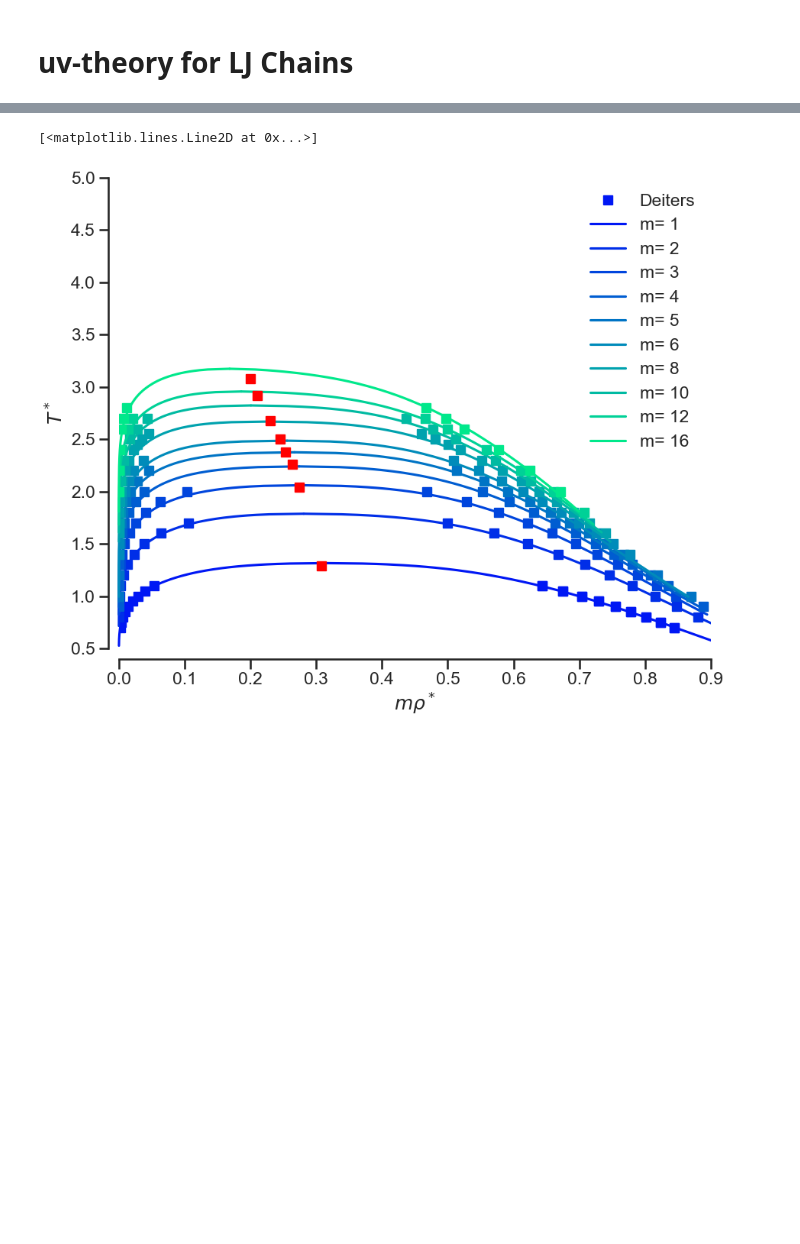
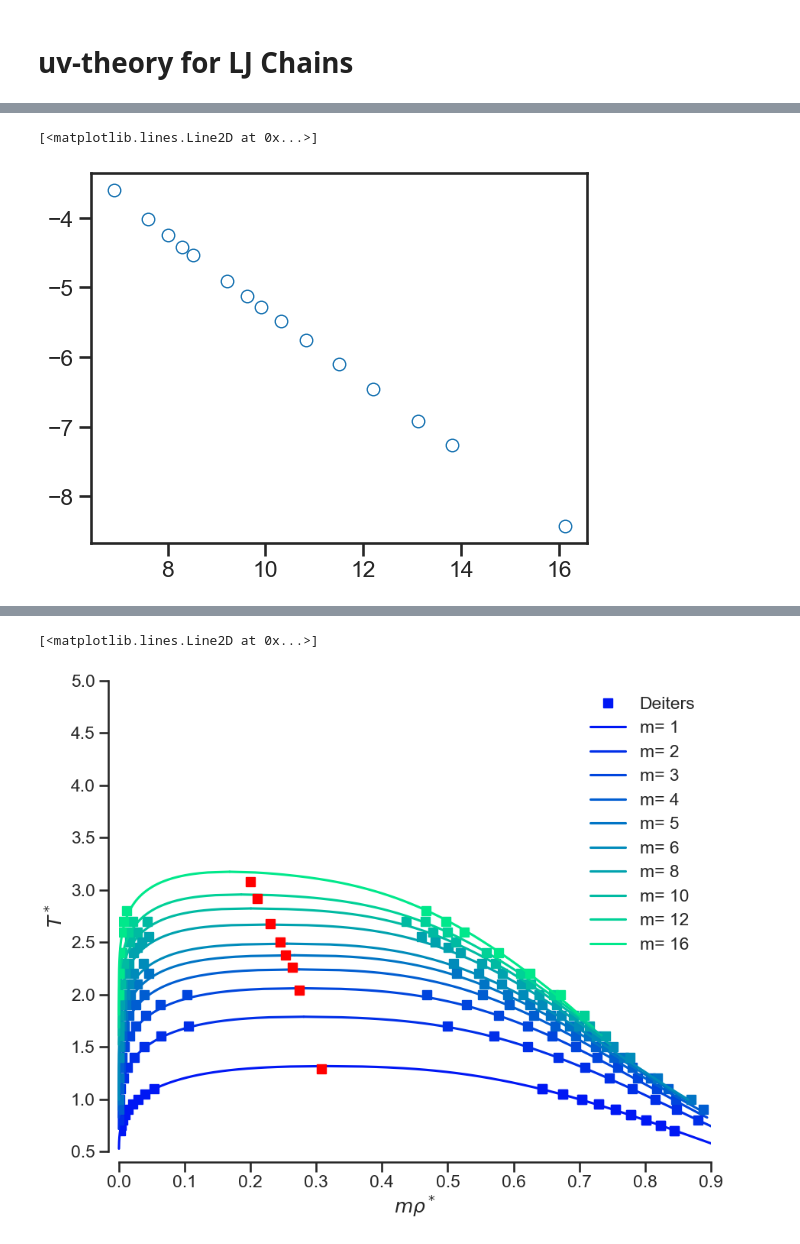
Before and after one commit to thijsvanwesten/feos, a Jupyter notebook: examples/uvchains/PureChains.ipynb, the cells around one changed output, grey strips where cells are left out. Saved outputs shown, nothing was run; the diff lists cells and outputs as text; code cells hidden in the pictures; blank space fills up the shorter version.

```diff
--- a/examples/uvchains/PureChains.ipynb
+++ b/examples/uvchains/PureChains.ipynb
@@ -34,0 +147,5 @@ deiters_cp = pd.DataFrame(data)
+# %%
+plt.plot(np.log(df_crit["m"]),np.log(df_crit["rho_s_c"]),'o',mfc='None')
+# %% [output]
+[<matplotlib.lines.Line2D at 0x...>]
+[figure, added]
```
Also changed, not shown: parts of 18 cells of this notebook, 9 other files.
